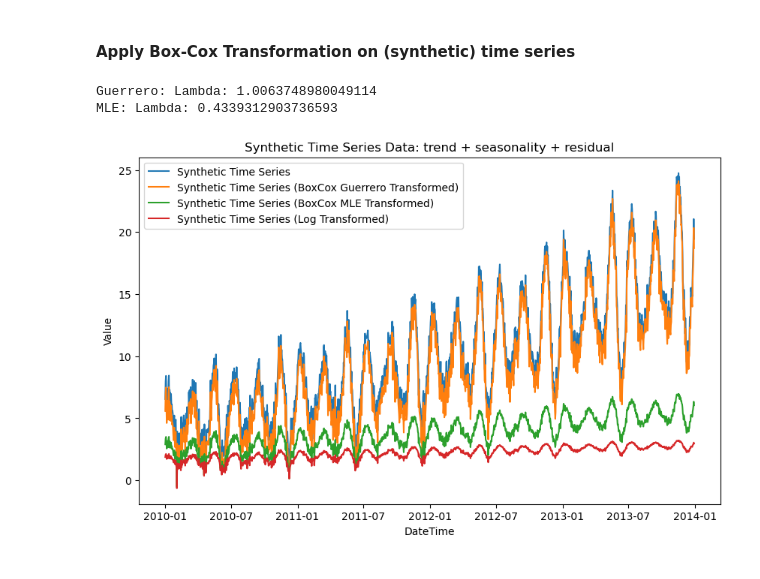
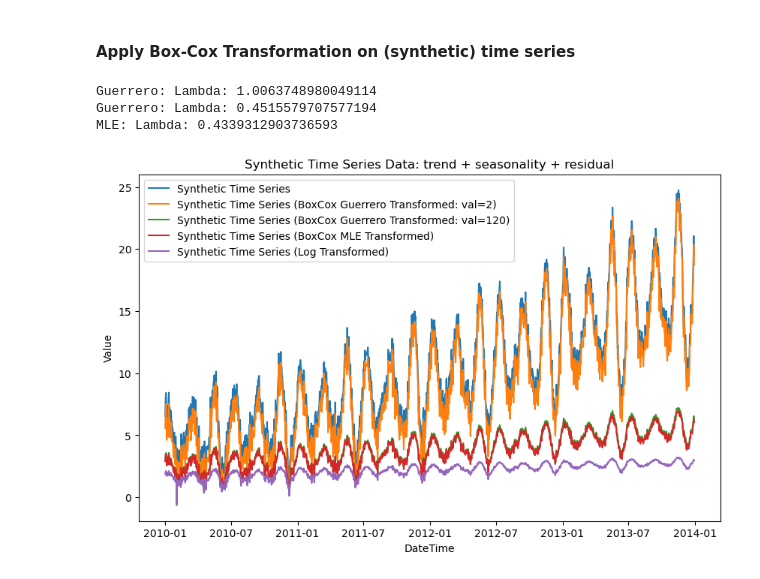
Before and after one commit to bachephysicdun/timeSeriesML, a Jupyter notebook: featureEngineering4TS/notebooks/tsCoxBoxTrnsf.ipynb, the cells around one changed output. Drawn from its saved outputs; the diff is of its cells as text; code cells hidden in the pictures.

Commit message:
add new graph by adding new calculation

```diff
--- a/featureEngineering4TS/notebooks/tsCoxBoxTrnsf.ipynb
+++ b/featureEngineering4TS/notebooks/tsCoxBoxTrnsf.ipynb
@@ -54,33 +56,40 @@ plt.show()
 #    data, split parameter is equals to that. If we are not aware of that, it is set to 2 to avoid loosing information.
 #    I found it that split parameter can be affected by the noise level in the data!
 
 from sktime.transformations.series.boxcox import BoxCoxTransformer, LogTransformer
 
 gtfr = BoxCoxTransformer(method='guerrero', sp=2) #sp=int(365/4)
-df_ts['CBGuerreroTransferedValue'] = gtfr.fit_transform(df_ts['Value'])
+df_ts['CBGuerreroTransferedValue_2'] = gtfr.fit_transform(df_ts['Value'])
+print(f'Guerrero: Lambda: {gtfr.lambda_}')
+
+
+gtfr = BoxCoxTransformer(method='guerrero', sp=120)  # seasonality ~ 120
+df_ts['CBGuerreroTransferedValue_120'] = gtfr.fit_transform(df_ts['Value'])
 print(f'Guerrero: Lambda: {gtfr.lambda_}')
 
 
 gtfr = BoxCoxTransformer(method='mle')
 df_ts['CBMLETransferedValue'] = gtfr.fit_transform(df_ts['Value'])
 print(f'MLE: Lambda: {gtfr.lambda_}')
 
 ltfr = LogTransformer()
 df_ts['LogTransferedValue'] = ltfr.fit_transform(df_ts['Value'])
 
 
 #Plot the synthetic time series
 plt.figure(figsize=(10, 6))
 plt.plot(df_ts['DateTime'], df_ts['Value'], label='Synthetic Time Series')
-plt.plot(df_ts['DateTime'], df_ts['CBGuerreroTransferedValue'], label='Synthetic Time Series (BoxCox Guerrero Transformed)')
+plt.plot(df_ts['DateTime'], df_ts['CBGuerreroTransferedValue_2'], label='Synthetic Time Series (BoxCox Guerrero Transformed: val=2)')
+plt.plot(df_ts['DateTime'], df_ts['CBGuerreroTransferedValue_120'], label='Synthetic Time Series (BoxCox Guerrero Transformed: val=120)')
 plt.plot(df_ts['DateTime'], df_ts['CBMLETransferedValue'], label='Synthetic Time Series (BoxCox MLE Transformed)')
 plt.plot(df_ts['DateTime'], df_ts['LogTransferedValue'], label='Synthetic Time Series (Log Transformed)')
 plt.xlabel('DateTime')
 plt.ylabel('Value')
 plt.title('Synthetic Time Series Data: trend + seasonality + residual')
 plt.legend()
 plt.show()
 # %% [output]
 Guerrero: Lambda: 1.0063748980049114
+Guerrero: Lambda: 0.4515579707577194
 MLE: Lambda: 0.4339312903736593
-[figure, old version]
+[figure, new version]
```
Also changed, not shown: parts of 2 cells of this notebook.
